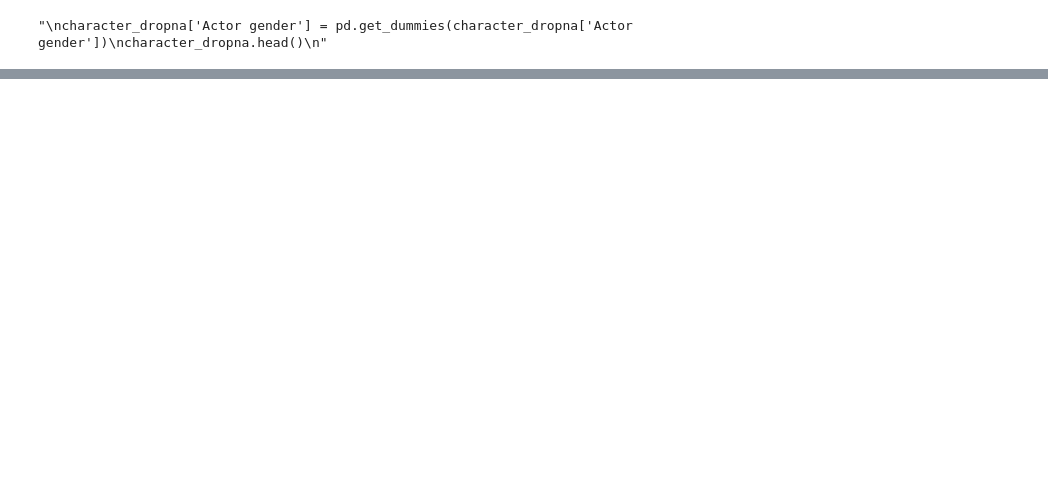
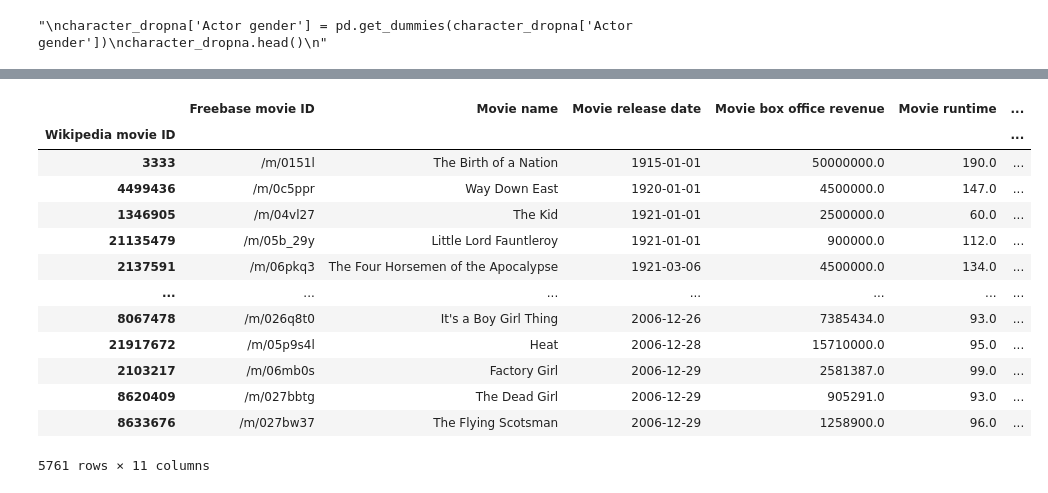
Before and after one commit to epfl-ada/ada-2022-project-cyga, a Jupyter notebook: preprocessing.ipynb, the cells around one changed output, grey strips where cells are left out. Drawn from its saved outputs; the diff is of its cells as text; code cells hidden in the pictures; blank space fills up the shorter version.

```diff
--- a/preprocessing.ipynb
+++ b/preprocessing.ipynb
@@ -484,0 +585,20 @@ character_dropna.head()
+# %%
+#split dataset into three parts: before 2007, between 2007 and 2016, and after 2016
+
+summaries_before2007 = summaries_with_date[summaries_with_date["Movie release date"] < "2007-01-01"]
+summaries_before2007
+# %% [output]
+|  | Freebase movie ID | Movie name | Movie release date | Movie box office revenue | Movie runtime | ... |
+| Wikipedia movie ID |  |  |  |  |  | ... |
+| 3333 | /m/0151l | The Birth of a Nation | 1915-01-01 | 50000000.0 | 190.0 | ... |
+| 4499436 | /m/0c5ppr | Way Down East | 1920-01-01 | 4500000.0 | 147.0 | ... |
+| 1346905 | /m/04vl27 | The Kid | 1921-01-01 | 2500000.0 | 60.0 | ... |
+| 21135479 | /m/05b_29y | Little Lord Fauntleroy | 1921-01-01 | 900000.0 | 112.0 | ... |
+| 2137591 | /m/06pkq3 | The Four Horsemen of the Apocalypse | 1921-03-06 | 4500000.0 | 134.0 | ... |
+| ... | ... | ... | ... | ... | ... | ... |
+| 8067478 | /m/026q8t0 | It's a Boy Girl Thing | 2006-12-26 | 7385434.0 | 93.0 | ... |
+| 21917672 | /m/05p9s4l | Heat | 2006-12-28 | 15710000.0 | 95.0 | ... |
+| 2103217 | /m/06mb0s | Factory Girl | 2006-12-29 | 2581387.0 | 99.0 | ... |
+| 8620409 | /m/027bbtg | The Dead Girl | 2006-12-29 | 905291.0 | 93.0 | ... |
+| 8633676 | /m/027bw37 | The Flying Scotsman | 2006-12-29 | 1258900.0 | 96.0 | ... |
+5761 rows × 11 columns
```
Also changed, not shown: parts of 28 cells of this notebook.
